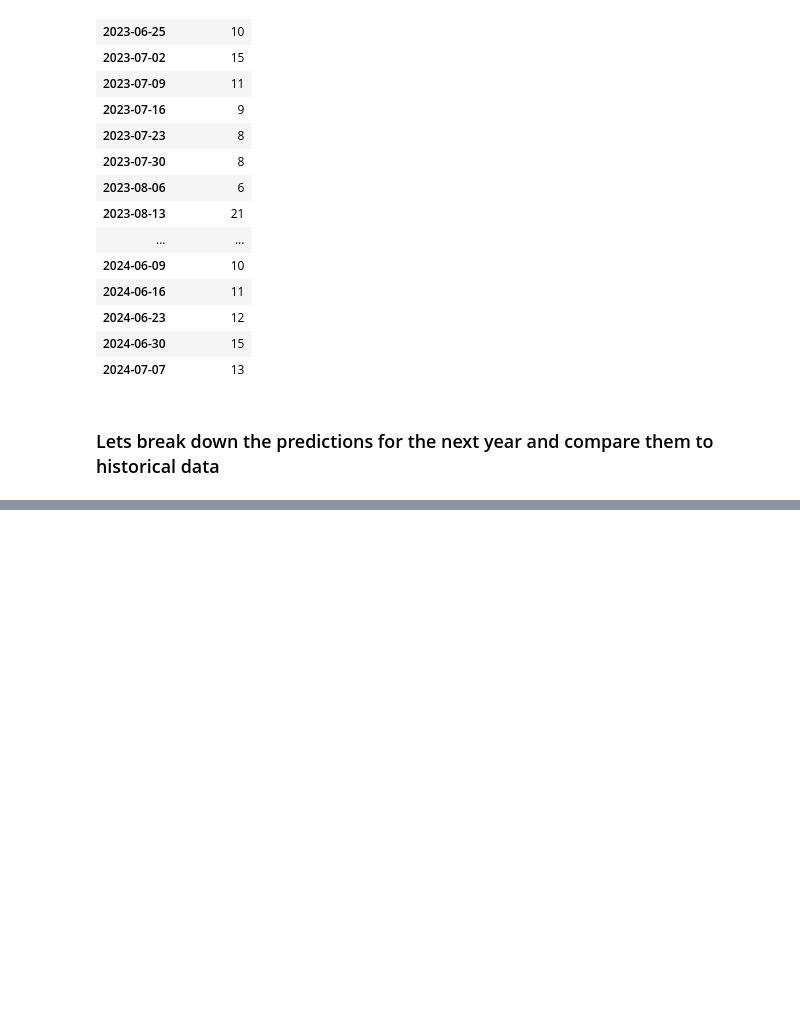
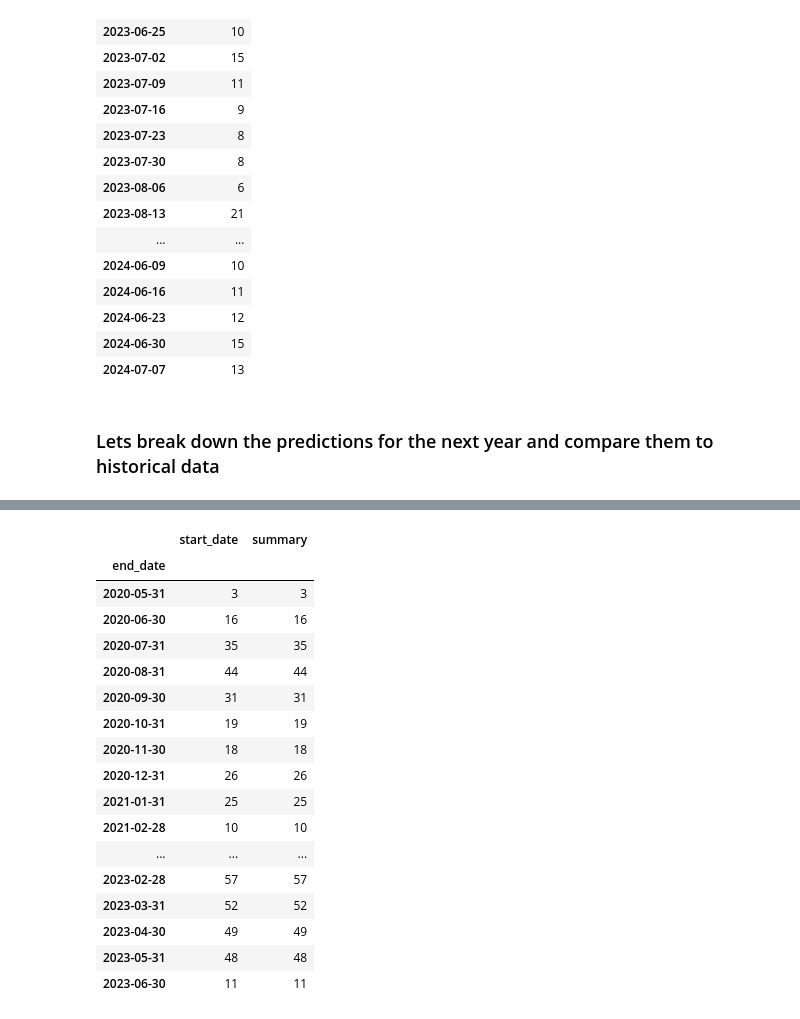
Before and after one commit to jaredap1995/JP-HPC-Data-Analysis, a Jupyter notebook: business_analysis_notebooks/income_scheduling_analysis.ipynb, the cells around one changed output, grey strips where cells are left out. Drawn from its saved outputs; the diff is of its cells as text; code cells hidden in the pictures; blank space fills up the shorter version.

```diff
--- a/business_analysis_notebooks/income_scheduling_analysis.ipynb
+++ b/business_analysis_notebooks/income_scheduling_analysis.ipynb
@@ -567,0 +587,22 @@ predictions_df
+# %%
+monthly_history=weekly_data.resample('M').sum()
+monthly_history
+# %% [output]
+|  | start_date | summary |
+| end_date |  |  |
+| 2020-05-31 | 3 | 3 |
+| 2020-06-30 | 16 | 16 |
+| 2020-07-31 | 35 | 35 |
+| 2020-08-31 | 44 | 44 |
+| 2020-09-30 | 31 | 31 |
+| 2020-10-31 | 19 | 19 |
+| 2020-11-30 | 18 | 18 |
+| 2020-12-31 | 26 | 26 |
+| 2021-01-31 | 25 | 25 |
+| 2021-02-28 | 10 | 10 |
+| ... | ... | ... |
+| 2023-02-28 | 57 | 57 |
+| 2023-03-31 | 52 | 52 |
+| 2023-04-30 | 49 | 49 |
+| 2023-05-31 | 48 | 48 |
+| 2023-06-30 | 11 | 11 |
```
Also changed, not shown: parts of 6 cells of this notebook, 1 other file.
